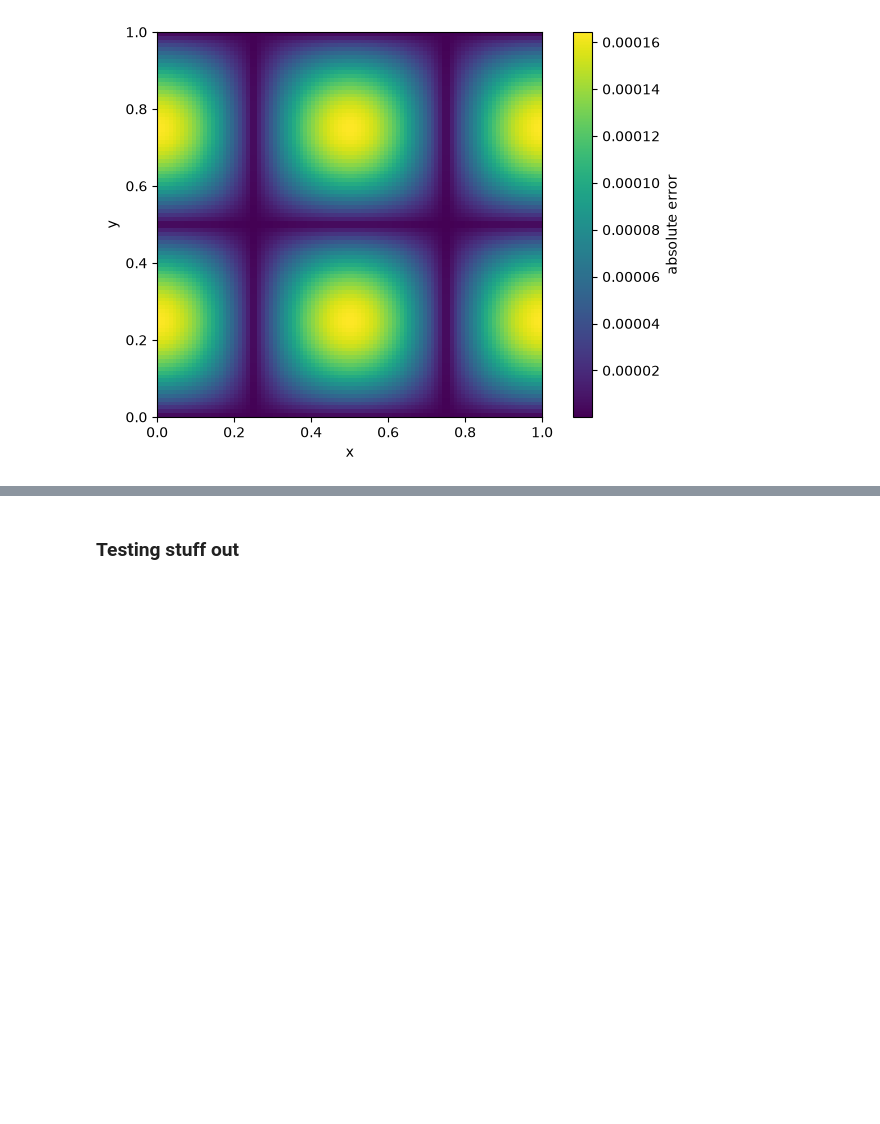
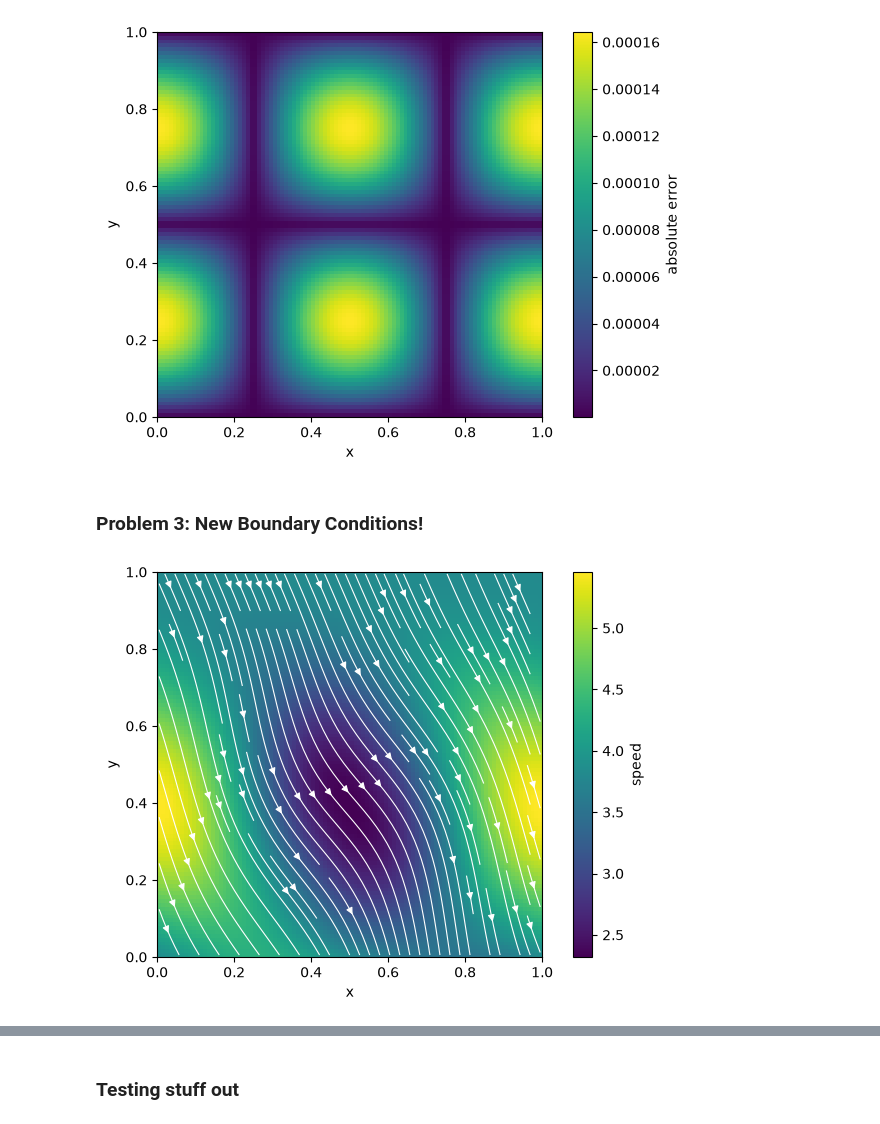
Before and after one commit to sgravelle/pde_hw1, a Jupyter notebook: hw1.ipynb, the cells around one changed output, grey strips where cells are left out. Drawn from its saved outputs; the diff is of its cells as text; code cells hidden in the pictures; blank space fills up the shorter version.

```diff
--- a/hw1.ipynb
+++ b/hw1.ipynb
@@ -562,3 +562,5 @@ plt.show()
 fig.savefig("spatial_error.pdf", bbox_inches="tight")
 # %% [output]
 [figure]
+# %% [markdown]
+### Problem 3: New Boundary Conditions!
@@ -564,0 +789,42 @@ fig.savefig("spatial_error.pdf", bbox_inches="tight")
+# %%
+# Graphing my new solution
+
+N = 100
+
+U = solution2(N, True)[0]
+
+V = solution2(N, True)[1]
+
+# P = solution2(N, True)[2]
+
+# To calculate magnitude, interpolate U and V grids to the center point of each cell
+
+# V has Ny+1 rows, so this works for every cell
+Vc = 0.5 * (V[:-1, :] + V[1:, :])                  # shape (Ny, Nx)
+
+# Periodic in x: the right neighbor of the last column wraps to column 0
+# Technically no longer periodic but since I chose U=0 on both sides this still works
+
+Uc = 0.5 * (U + np.roll(U, -1, axis=1))            # shape (Ny, Nx)
+
+xc = (np.arange(N) + 0.5) / N
+yc = (np.arange(N) + 0.5) / N
+X, Y = np.meshgrid(xc, yc)                         # shape (Ny, Nx)
+
+speed = np.hypot(Uc, Vc)
+
+fig, ax = plt.subplots(figsize=(8, 5))
+
+pcm = ax.pcolormesh(X, Y, speed, shading="auto", cmap="viridis")
+fig.colorbar(pcm, ax=ax, label="speed")
+
+# streamlines: show flow direction (needs 1D, evenly spaced xc and yc)
+ax.streamplot(xc, yc, Uc, Vc, color="white", linewidth=0.8, density=1.3)
+
+ax.set_aspect("equal")
+ax.set_xlabel("x"); ax.set_ylabel("y")
+plt.show()
+
+fig.savefig("plot_new_bc.pdf", bbox_inches="tight")
+# %% [output]
+[figure, added]
```
Also changed, not shown: parts of 3 cells of this notebook, 6 other files.
